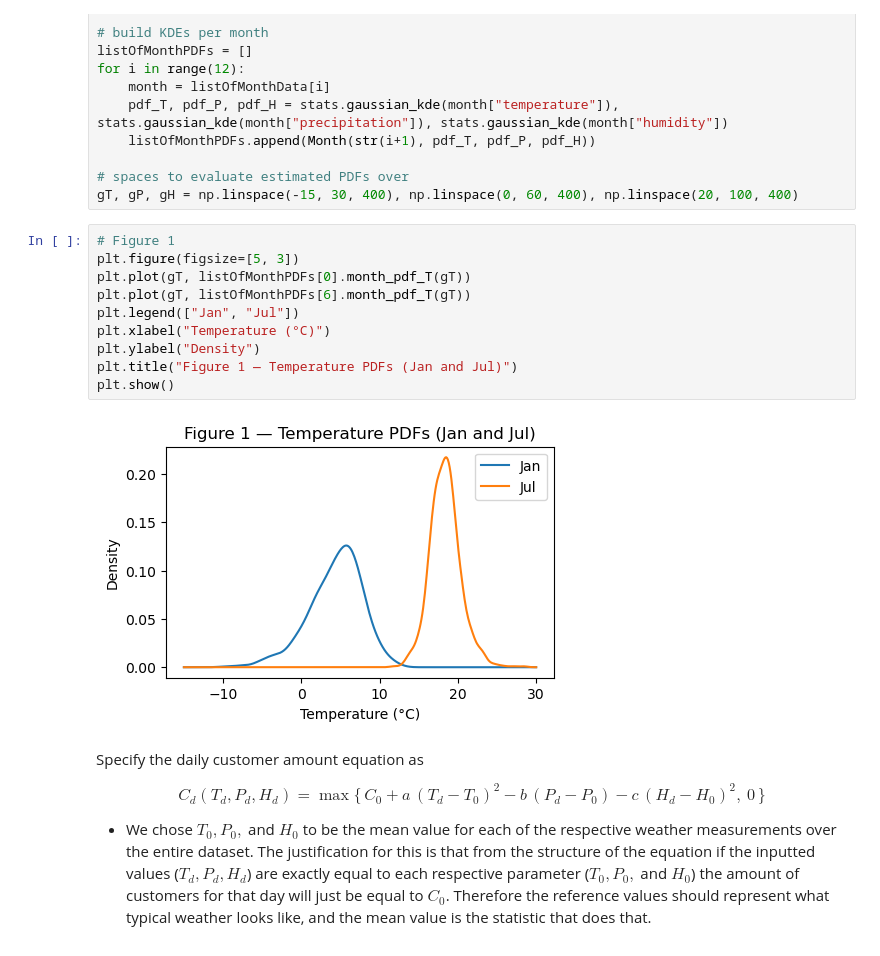
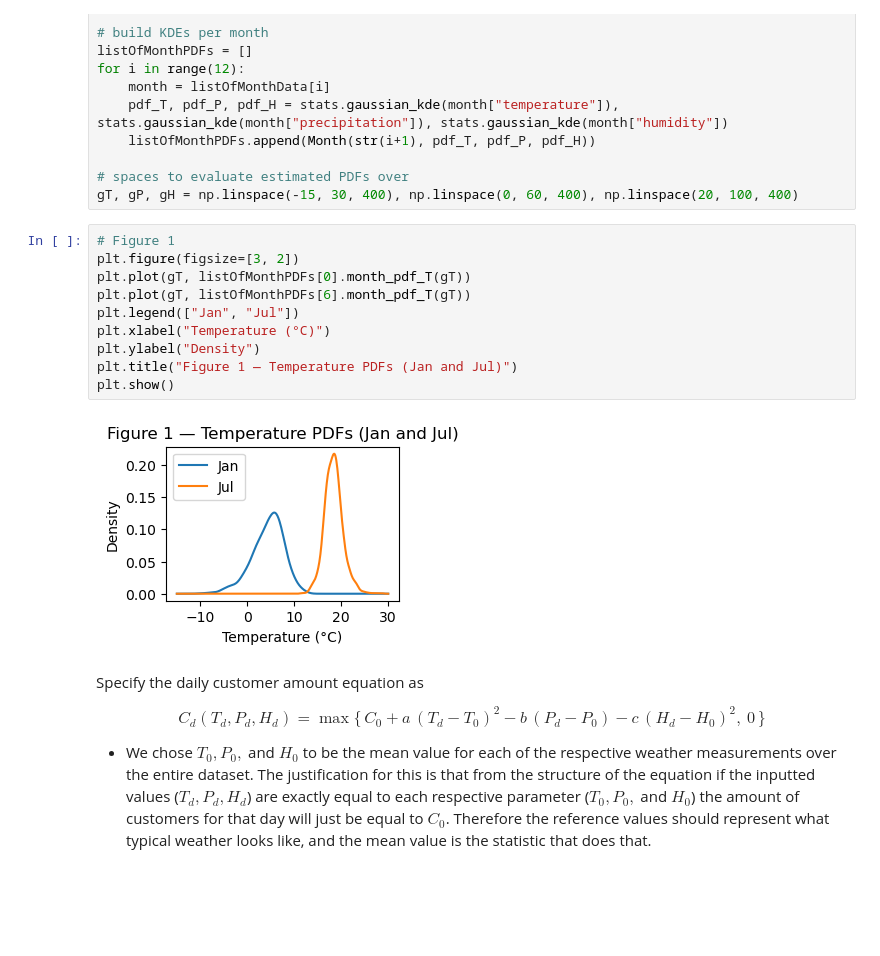
Before and after one commit to eric-y33/Math360-MAGC2, a Jupyter notebook: final.ipynb, the cells around one changed output. Drawn from its saved outputs; the diff is of its cells as text; blank space fills up the shorter version.

```diff
--- a/final.ipynb
+++ b/final.ipynb
@@ -97,16 +97,16 @@ for i in range(12):
 gT, gP, gH = np.linspace(-15, 30, 400), np.linspace(0, 60, 400), np.linspace(20, 100, 400)
 # %%
 # Figure 1
-plt.figure(figsize=[5, 3])
+plt.figure(figsize=[3, 2])
 plt.plot(gT, listOfMonthPDFs[0].month_pdf_T(gT))
 plt.plot(gT, listOfMonthPDFs[6].month_pdf_T(gT))
 plt.legend(["Jan", "Jul"])
 plt.xlabel("Temperature (°C)")
 plt.ylabel("Density")
 plt.title("Figure 1 — Temperature PDFs (Jan and Jul)")
 plt.show()
 # %% [output]
-[figure, old version]
+[figure, new version]
 # %% [markdown]
 Specify the daily customer amount equation as
 
```
Also changed, not shown: parts of 1 cell of this notebook.
